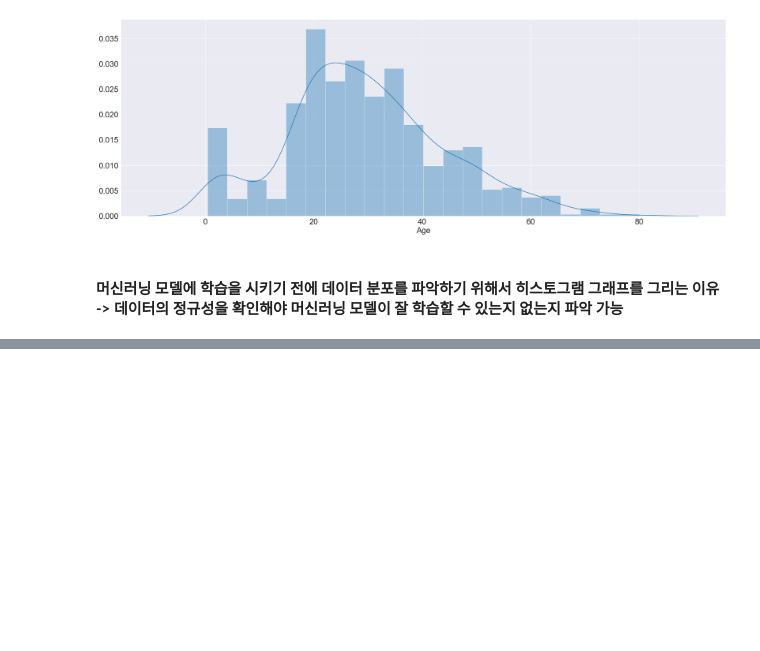
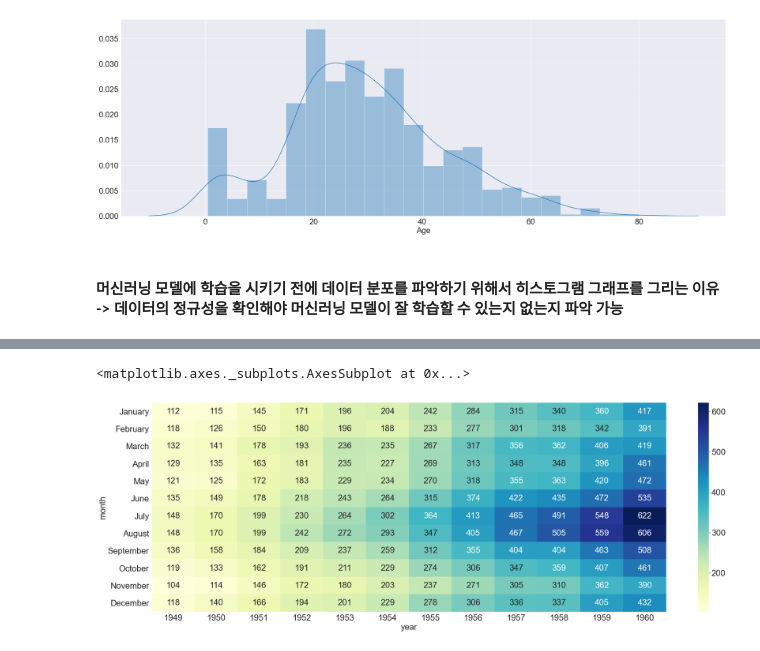
Before and after one commit to Adrian123K/pandas_ml, a Jupyter notebook: 05-1. Pandas DA (200715).ipynb, the cells around one changed output, grey strips where cells are left out. Cells and saved outputs as stored; diff of their text form; code cells hidden in the pictures; blank space fills up the shorter version.

```diff
--- a/05-1. Pandas DA (200715).ipynb
+++ b/05-1. Pandas DA (200715).ipynb
@@ -192,0 +226,5 @@ sns.distplot(tit['Age'])
+# %%
+sns.heatmap(df,cmap='YlGnBu', annot=True, fmt='d')
+# %% [output]
+<matplotlib.axes._subplots.AxesSubplot at 0x...>
+[figure, added]
```
Also changed, not shown: parts of 8 cells of this notebook.
